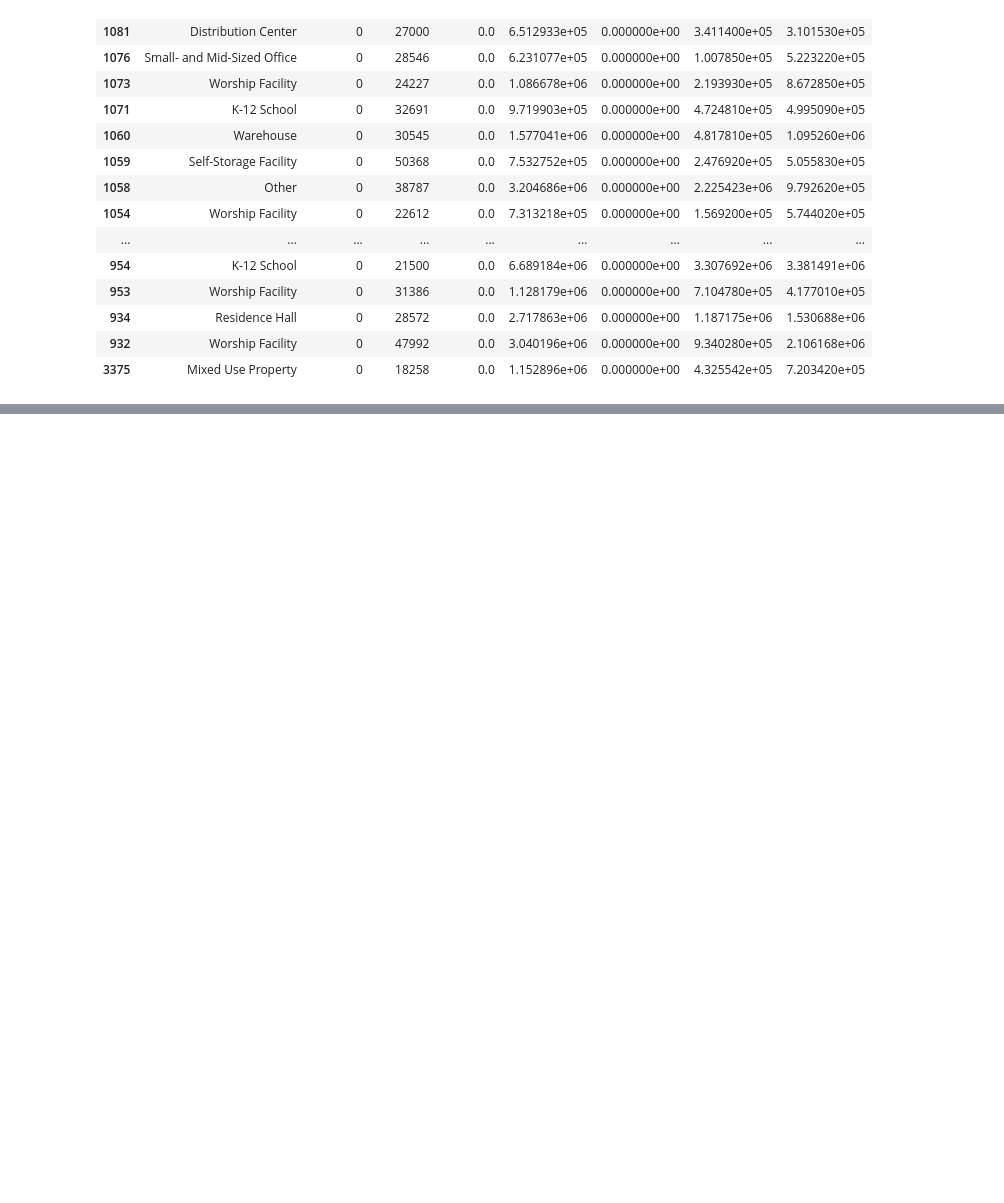
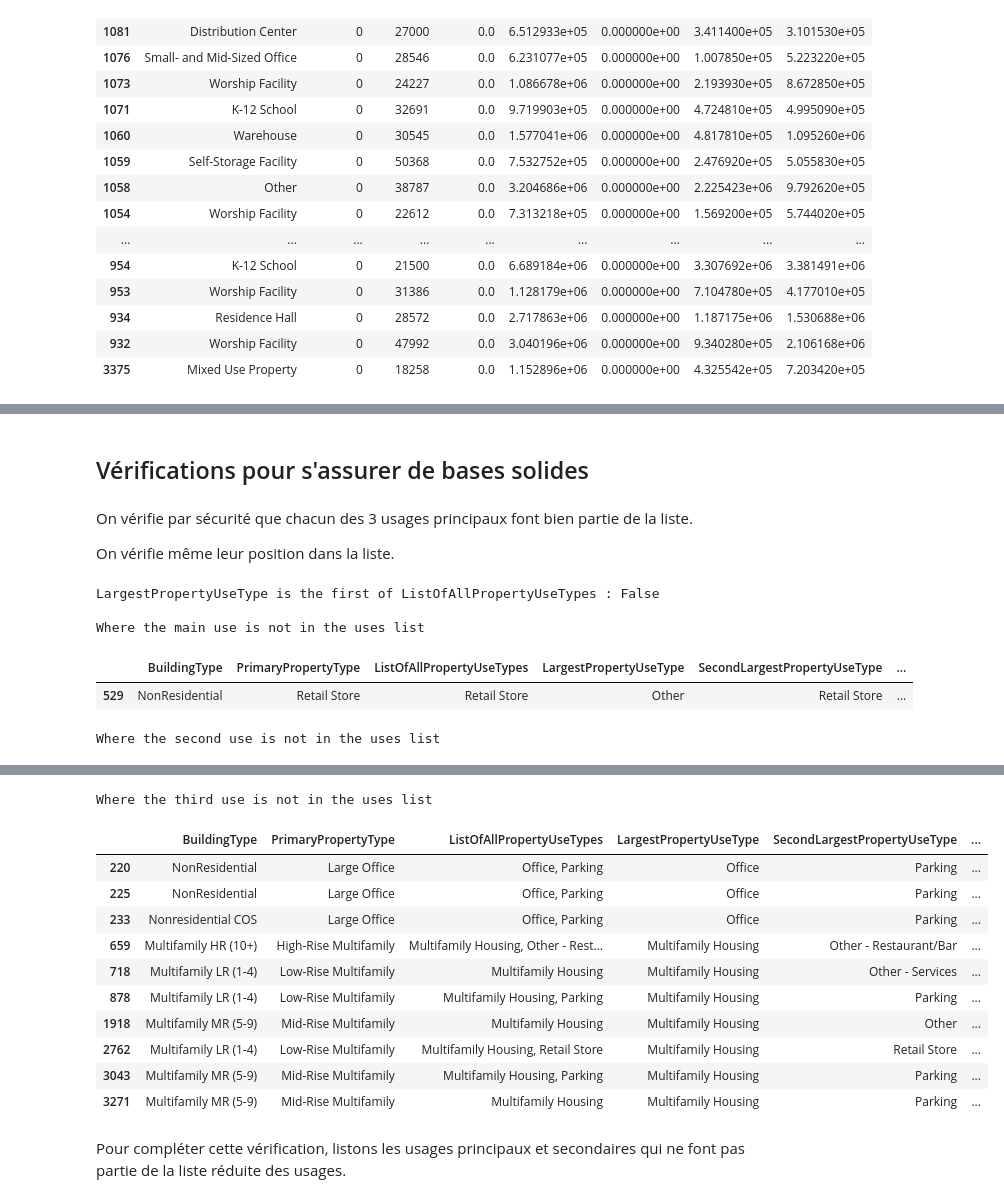
Before and after one commit to Franck-PepperLabs/pepper_carbon-neutral_seattle, a Jupyter notebook: jupyter/scratchpad.ipynb, the cells around one changed output, grey strips where cells are left out. Cells and saved outputs as stored; diff of their text form; code cells hidden in the pictures; blank space fills up the shorter version.

```diff
--- a/jupyter/scratchpad.ipynb
+++ b/jupyter/scratchpad.ipynb
@@ -1033,0 +1036,19 @@ See the caveats in the documentation: https://pandas.pydata.org/pandas-docs/stab
+# %%
+# nb : le simple split ne permet pas de ne pas diviser les labels :
+# Personal Services (Health/Beauty, Dry Cleaning, etc) → Personal Services (Health/Beauty | Dry Cleaning | etc)
+import re
+def tricky_split(s):
+    r = re.findall(r'\([^)]*\)|[^()]+', str(s))
+    for i, t in enumerate(r):
+        if t.startswith('('):
+            r[i] = t.replace(', ', '_')
+    _s = ''.join(r)
+    _r = _s.split(', ')
+    _u = [t.replace('_', ', ') for t in _r]
+    return _u
+
+tricky_expand = lambda x: pd.Series(tricky_split(x))
+
+uses = classes.ListOfAllPropertyUseTypes
+uses_split = uses.apply(tricky_expand)
+display(uses_split[uses_split[8].notna()])
@@ -1033,0 +1081,41 @@ See the caveats in the documentation: https://pandas.pydata.org/pandas-docs/stab
+# %% [markdown]
+## Vérifications pour s'assurer de bases solides
+# %% [markdown]
+On vérifie par sécurité que chacun des 3 usages principaux font bien partie de la liste.
+
+On vérifie même leur position dans la liste.
+# %%
+# la plupart des usages principaux sont premiers de la liste des usages, mais ce n'est pas systématique
+print('LargestPropertyUseType is the first of ListOfAllPropertyUseTypes :',
+    (uses_split[0] == classes.LargestPropertyUseType).all())
+
+# pour la suite, on réutilise le tricky_split
+uses_as_list = uses.apply(tricky_split)
+
+def positions_in(use_series, uses_as_list):
+    pos = []
+    for id, use in use_series.iteritems():
+        try:
+            pos += [uses_as_list.loc[id].index(use)]
+        except:
+            pos += [-1]
+    return pd.Series(pos, index=use_series.index)
+
+
+def check_positions(use, uses_as_list, label=''):
+    use = use[use.notna()]
+    use_pos = positions_in(use, uses_as_list)
+    print_subtitle(f'Where the {label} use is not in the uses list')
+    display(classes.loc[use_pos[use_pos == -1].index])
+    return use_pos
+
+main_use_pos = check_positions(classes.LargestPropertyUseType, uses_as_list, 'main')
+second_use_pos = check_positions(classes.SecondLargestPropertyUseType, uses_as_list, 'second')
+third_use_pos = check_positions(classes.ThirdLargestPropertyUseType, uses_as_list, 'third')
+# %% [output]
+LargestPropertyUseType is the first of ListOfAllPropertyUseTypes : False
+
+Where the main use is not in the uses list
+|  | BuildingType | PrimaryPropertyType | ListOfAllPropertyUseTypes | LargestPropertyUseType | SecondLargestPropertyUseType | ... |
+| 529 | NonResidential | Retail Store | Retail Store | Other | Retail Store | ... |
+Where the second use is not in the uses list
@@ -1033,0 +1132,14 @@ See the caveats in the documentation: https://pandas.pydata.org/pandas-docs/stab
+Where the third use is not in the uses list
+|  | BuildingType | PrimaryPropertyType | ListOfAllPropertyUseTypes | LargestPropertyUseType | SecondLargestPropertyUseType | ... |
+| 220 | NonResidential | Large Office | Office, Parking | Office | Parking | ... |
+| 225 | NonResidential | Large Office | Office, Parking | Office | Parking | ... |
+| 233 | Nonresidential COS | Large Office | Office, Parking | Office | Parking | ... |
+| 659 | Multifamily HR (10+) | High-Rise Multifamily | Multifamily Housing, Other - Rest... | Multifamily Housing | Other - Restaurant/Bar | ... |
+| 718 | Multifamily LR (1-4) | Low-Rise Multifamily | Multifamily Housing | Multifamily Housing | Other - Services | ... |
+| 878 | Multifamily LR (1-4) | Low-Rise Multifamily | Multifamily Housing, Parking | Multifamily Housing | Parking | ... |
+| 1918 | Multifamily MR (5-9) | Mid-Rise Multifamily | Multifamily Housing | Multifamily Housing | Other | ... |
+| 2762 | Multifamily LR (1-4) | Low-Rise Multifamily | Multifamily Housing, Retail Store | Multifamily Housing | Retail Store | ... |
+| 3043 | Multifamily MR (5-9) | Mid-Rise Multifamily | Multifamily Housing, Parking | Multifamily Housing | Parking | ... |
+| 3271 | Multifamily MR (5-9) | Mid-Rise Multifamily | Multifamily Housing | Multifamily Housing | Parking | ... |
+# %% [markdown]
+Pour compléter cette vérification, listons les usages principaux et secondaires qui ne font pas partie de la liste réduite des usages.
```
Also changed, not shown: parts of 80 cells of this notebook, 1 other file.
